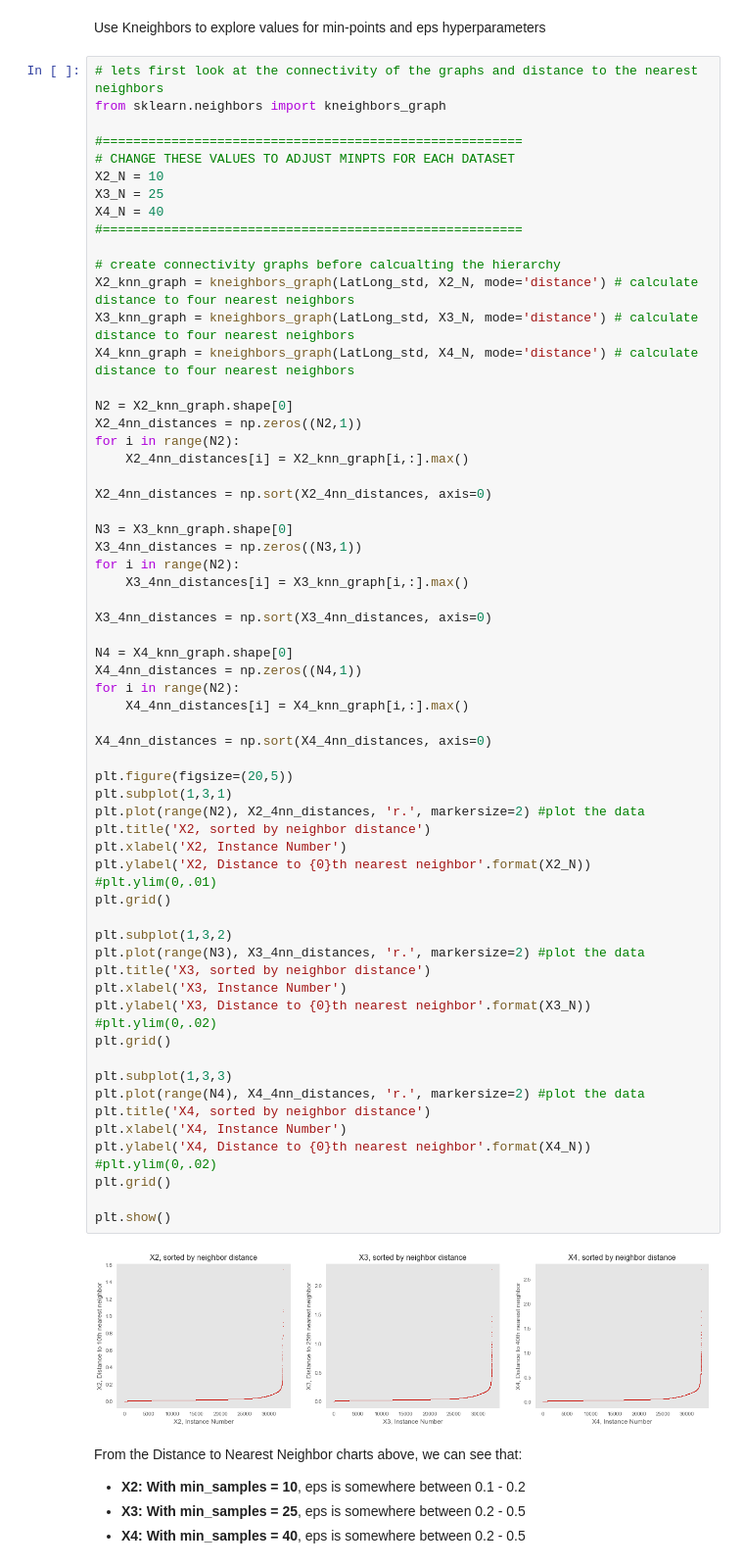
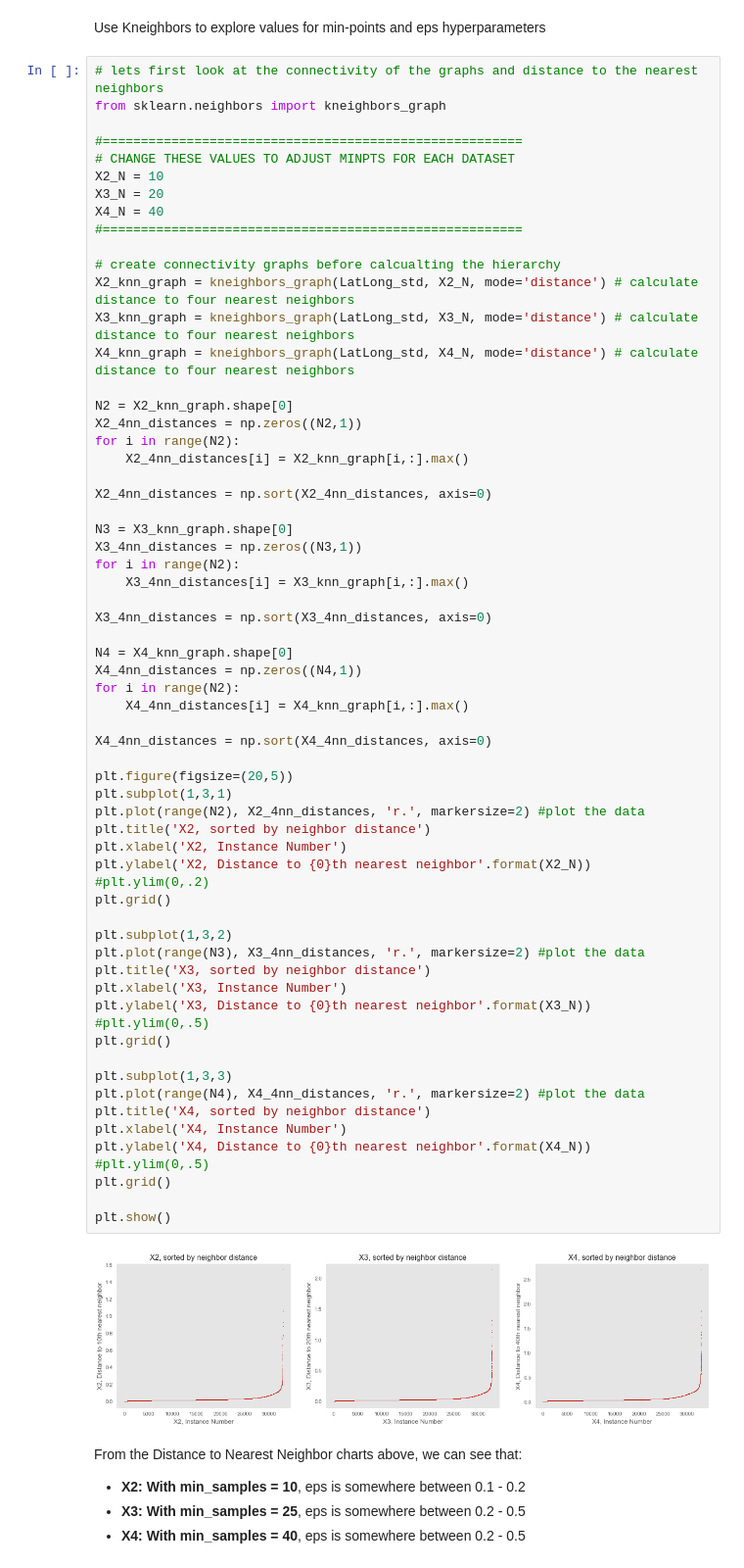
Before and after one commit to rickfontenot/airbnb, a Jupyter notebook: Lab3/Working/lab3_Puri2.ipynb, the cells around one changed output. Shown at 98% size. Cells and saved outputs as stored; diff of their text form.

```diff
--- a/Lab3/Working/lab3_Puri2.ipynb
+++ b/Lab3/Working/lab3_Puri2.ipynb
@@ -805,7 +717,7 @@ from sklearn.neighbors import kneighbors_graph
 #=======================================================
 # CHANGE THESE VALUES TO ADJUST MINPTS FOR EACH DATASET
 X2_N = 10
-X3_N = 25
+X3_N = 20
 X4_N = 40
 #=======================================================
 
@@ -832,37 +744,37 @@ N4 = X4_knn_graph.shape[0]
 X4_4nn_distances = np.zeros((N4,1))
 for i in range(N2):
     X4_4nn_distances[i] = X4_knn_graph[i,:].max()
 
 X4_4nn_distances = np.sort(X4_4nn_distances, axis=0)
 
 plt.figure(figsize=(20,5))
 plt.subplot(1,3,1)
 plt.plot(range(N2), X2_4nn_distances, 'r.', markersize=2) #plot the data
 plt.title('X2, sorted by neighbor distance')
 plt.xlabel('X2, Instance Number')
 plt.ylabel('X2, Distance to {0}th nearest neighbor'.format(X2_N))
-#plt.ylim(0,.01)
+#plt.ylim(0,.2)
 plt.grid()
 
 plt.subplot(1,3,2)
 plt.plot(range(N3), X3_4nn_distances, 'r.', markersize=2) #plot the data
 plt.title('X3, sorted by neighbor distance')
 plt.xlabel('X3, Instance Number')
 plt.ylabel('X3, Distance to {0}th nearest neighbor'.format(X3_N))
-#plt.ylim(0,.02)
+#plt.ylim(0,.5)
 plt.grid()
 
 plt.subplot(1,3,3)
 plt.plot(range(N4), X4_4nn_distances, 'r.', markersize=2) #plot the data
 plt.title('X4, sorted by neighbor distance')
 plt.xlabel('X4, Instance Number')
 plt.ylabel('X4, Distance to {0}th nearest neighbor'.format(X4_N))
-#plt.ylim(0,.02)
+#plt.ylim(0,.5)
 plt.grid()
 
 plt.show()
 # %% [output]
-[figure, old version]
+[figure, new version]
 # %% [markdown]
 From the Distance to Nearest Neighbor charts above, we can see that:
 
```
Also changed, not shown: parts of 34 cells of this notebook.
